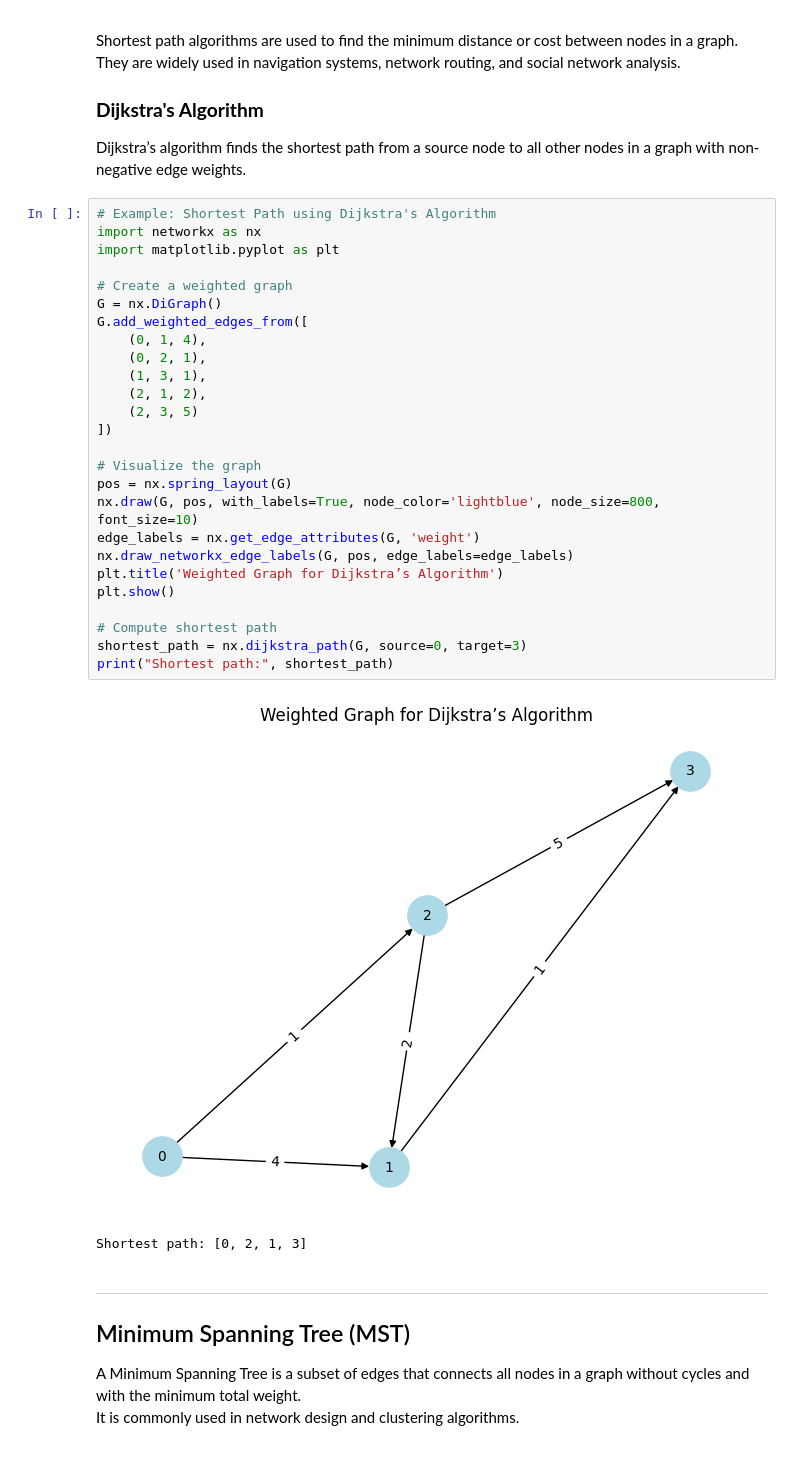
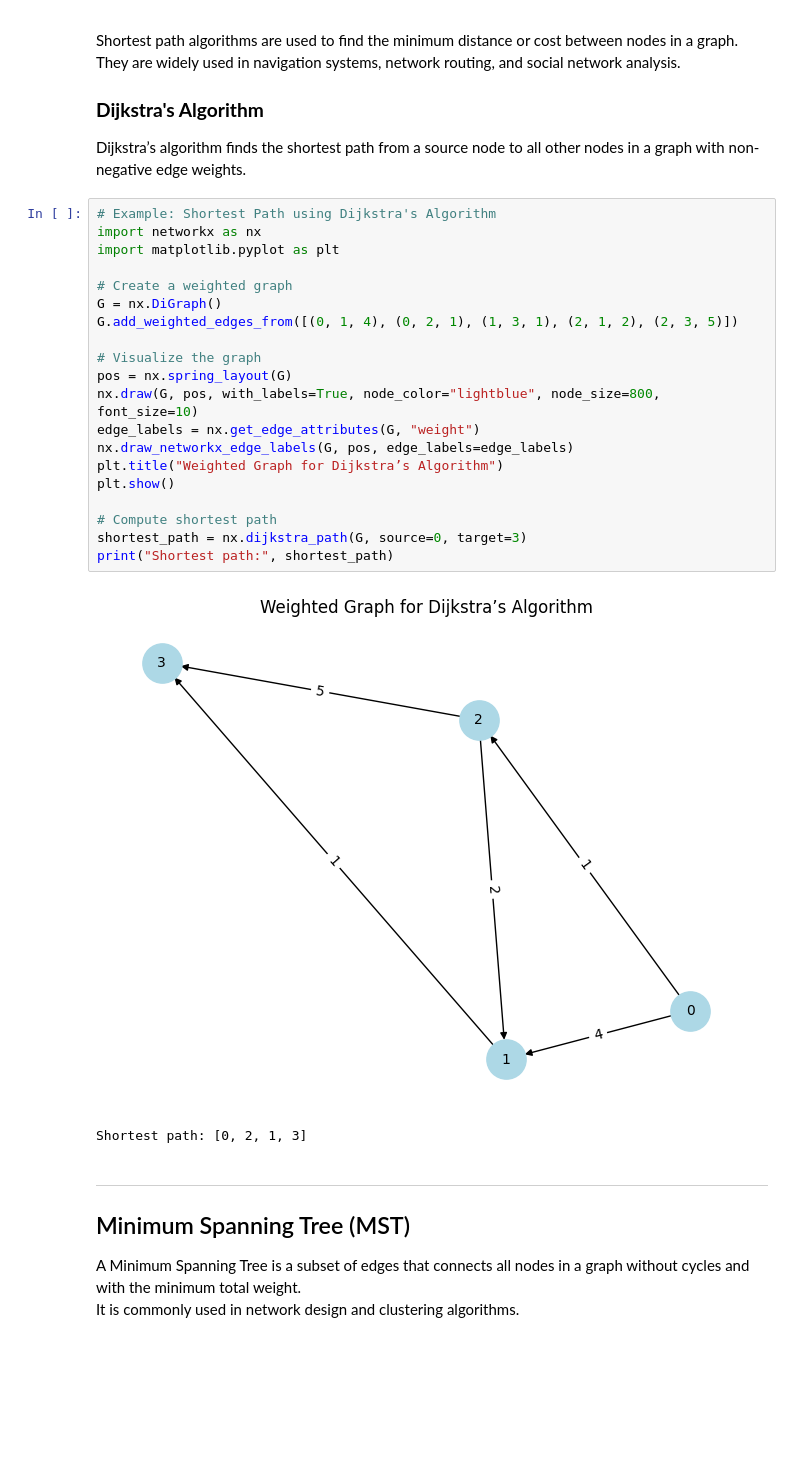
Before and after one commit to bgbg/ML-on-Graphs, a Jupyter notebook: 1_Introduction_to_Graphs_and_Networks.ipynb, the cells around one changed output. Cells and saved outputs as stored; diff of their text form; blank space fills up the shorter version.

```diff
--- a/1_Introduction_to_Graphs_and_Networks.ipynb
+++ b/1_Introduction_to_Graphs_and_Networks.ipynb
@@ -1003,31 +1102,25 @@ Dijkstra’s algorithm finds the shortest path from a source node to all other n
 # %%
 # Example: Shortest Path using Dijkstra's Algorithm
 import networkx as nx
 import matplotlib.pyplot as plt
 
 # Create a weighted graph
 G = nx.DiGraph()
-G.add_weighted_edges_from([
-    (0, 1, 4),
-    (0, 2, 1),
-    (1, 3, 1),
-    (2, 1, 2),
-    (2, 3, 5)
-])
+G.add_weighted_edges_from([(0, 1, 4), (0, 2, 1), (1, 3, 1), (2, 1, 2), (2, 3, 5)])
 
 # Visualize the graph
 pos = nx.spring_layout(G)
-nx.draw(G, pos, with_labels=True, node_color='lightblue', node_size=800, font_size=10)
-edge_labels = nx.get_edge_attributes(G, 'weight')
+nx.draw(G, pos, with_labels=True, node_color="lightblue", node_size=800, font_size=10)
+edge_labels = nx.get_edge_attributes(G, "weight")
 nx.draw_networkx_edge_labels(G, pos, edge_labels=edge_labels)
-plt.title('Weighted Graph for Dijkstra’s Algorithm')
+plt.title("Weighted Graph for Dijkstra’s Algorithm")
 plt.show()
 
 # Compute shortest path
 shortest_path = nx.dijkstra_path(G, source=0, target=3)
 print("Shortest path:", shortest_path)
 # %% [output]
-[figure, old version]
+[figure, new version]
 Shortest path: [0, 2, 1, 3]
 # %% [markdown]
 ---
```
Also changed, not shown: parts of 49 cells of this notebook.
